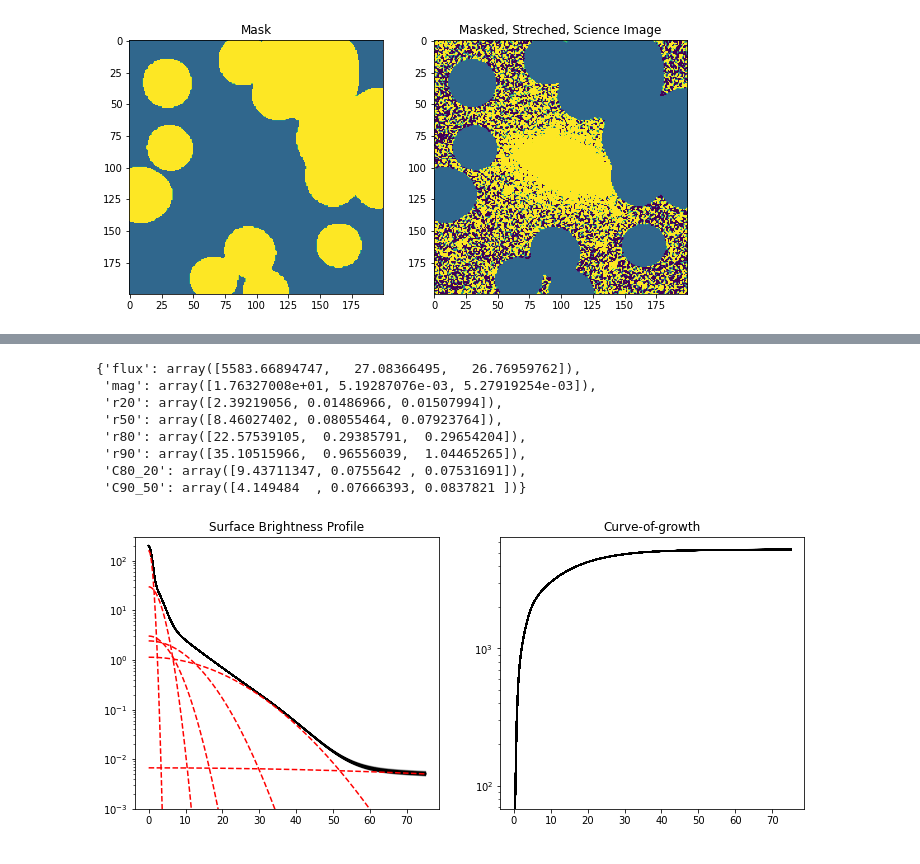
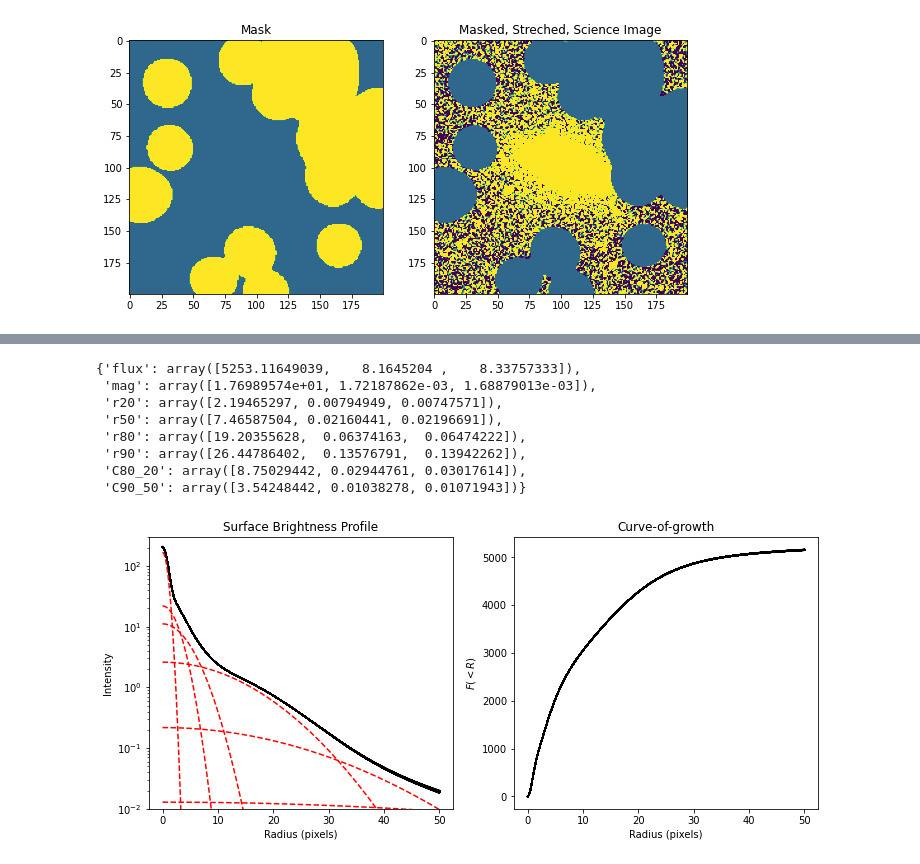
Before and after one commit to tbmiller-astro/imcascade, a Jupyter notebook: examples/hsc_example.ipynb, the cells around one changed output, grey strips where cells are left out. Drawn from its saved outputs; the diff is of its cells as text; code cells hidden in the pictures.

Commit message:
Polished example notebook

```diff
--- a/examples/hsc_example.ipynb
+++ b/examples/hsc_example.ipynb
@@ -81,6 +81,10 @@ plt.show()
 #being the sweet spot for this size cutout. Also it is often best to use a log scale like here to focus more on the center where there is more signal.
 #See XXXX for more details
 
-sig = np.logspace(np.log10(0.75),np.log10(75), num = 9)
+sig = np.logspace(np.log10(0.75),np.log10(60), num = 9)
+
+#We can also specify inital conditions to help make inital guesses. Here we specify the estimated half light radii and total flux. The code make some intelligent guesses on the inital conditions and the bounds
+#It is also possible to specify guessea and bounds for individual components, sky values etc. but this is more involved. See details at  XXYZ
+init_dict  = {'re':7., 'flux': 5000.}
 # %%
 #The fitter instance containing all the information is initialized below
@@ -172,34 +156,46 @@ fig, axes = dyplot.traceplot(samp.results)  # summary (run) plot
 # %%
-#Instead we can just load the results from the saved file
-dyn_res = ImcascadeResults('examp_dyn_exp.asdf',thin_posterier = 10)
-dyn_res.run_basic_analysis(zpt = 27, errp_lo = 5, errp_hi = 95) #Specifying the zpt also lets us calcualte the magnitude
+#Instead we can just load the results from the saved file. As is shown here the ImcascadeResults class can also load a saved asdf file as an input
+dyn_res = ImcascadeResults('examp_dyn_exp.asdf')
+
+dyn_res.run_basic_analysis(zpt = 27, errp_lo = 5, errp_hi = 95,cutoff = 75.) #Specifying the zpt also lets us calcualte the magnitude, we can also specify the percentiles used to calculate the error bars, here we use +/- 2 sigma
 # %% [output]
-{'flux': array([5583.66894747,   27.08366495,   26.76959762]),
- 'mag': array([1.76327008e+01, 5.19287076e-03, 5.27919254e-03]),
- 'r20': array([2.39219056, 0.01486966, 0.01507994]),
- 'r50': array([8.46027402, 0.08055464, 0.07923764]),
- 'r80': array([22.57539105,  0.29385791,  0.29654204]),
- 'r90': array([35.10515966,  0.96556039,  1.04465265]),
- 'C80_20': array([9.43711347, 0.0755642 , 0.07531691]),
- 'C90_50': array([4.149484  , 0.07666393, 0.0837821 ])}
+{'flux': array([5253.11649039,    8.1645204 ,    8.33757333]),
+ 'mag': array([1.76989574e+01, 1.72187862e-03, 1.68879013e-03]),
+ 'r20': array([2.19465297, 0.00794949, 0.00747571]),
+ 'r50': array([7.46587504, 0.02160441, 0.02196691]),
+ 'r80': array([19.20355628,  0.06374163,  0.06474222]),
+ 'r90': array([26.44786402,  0.13576791,  0.13942262]),
+ 'C80_20': array([8.75029442, 0.02944761, 0.03017614]),
+ 'C90_50': array([3.54248442, 0.01038278, 0.01071943])}
 # %%
-rplot = np.linspace(0, 75, num = 200)
+rplot = np.linspace(0, 50, num = 200)
+
+#Here we show the posterier distribution of the surface_brightness profile
 sbp_all = dyn_res.calc_sbp(rplot)
+
+# Using return_ind we find the contributions of each individual gaussian component
 sbp_ind = ls_res.calc_sbp(rplot,return_ind = True)
 
+#Here we calculate the curve-of-growth for the posterier
 cog_all = dyn_res.calc_cog(rplot)
 # %%
+#Here we plot both!
 fig, (ax1,ax2) = plt.subplots(1,2, figsize = (12,5))
 ax1.plot(rplot, sbp_all[:,::20], 'k-', alpha = 0.05)
 ax1.plot(rplot, sbp_ind, 'r--', alpha = 1.)
 
 ax1.set_yscale('log')
-ax1.set_ylim([1e-3,3e2])
+ax1.set_ylim([1e-2,3e2])
 ax1.set_title('Surface Brightness Profile')
+ax1.set_xlabel('Radius (pixels)')
+ax1.set_ylabel('Intensity')
+
 
 ax2.plot(rplot,cog_all[:,::20], 'k-', alpha = 0.05)
-ax2.set_yscale('log')
+#ax2.set_yscale('log')
 ax2.set_title('Curve-of-growth')
+ax2.set_xlabel('Radius (pixels)')
+ax2.set_ylabel(r'$F(<R)$')
 plt.show()
 # %% [output]
-[figure, old version]
+[figure, new version]
```
Also changed, not shown: parts of 13 cells of this notebook, 2 other files.
